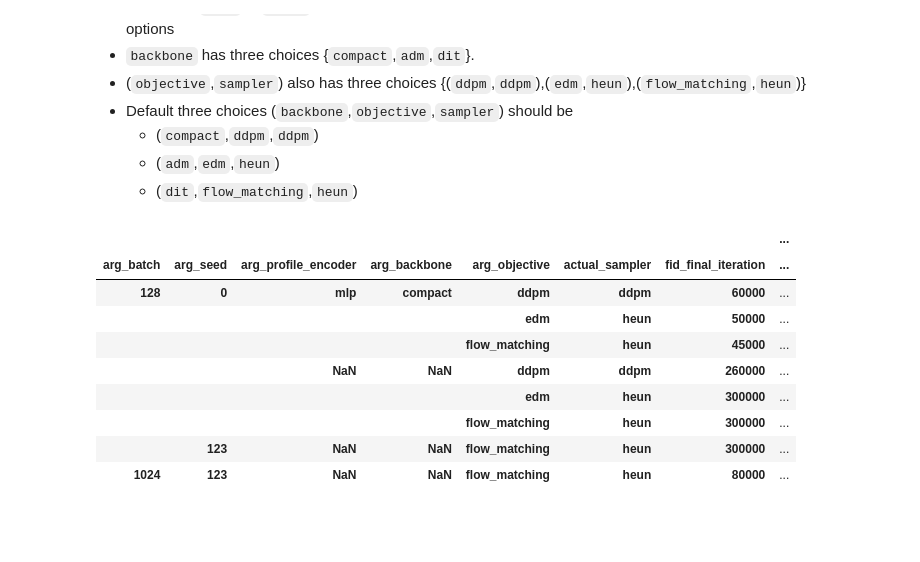
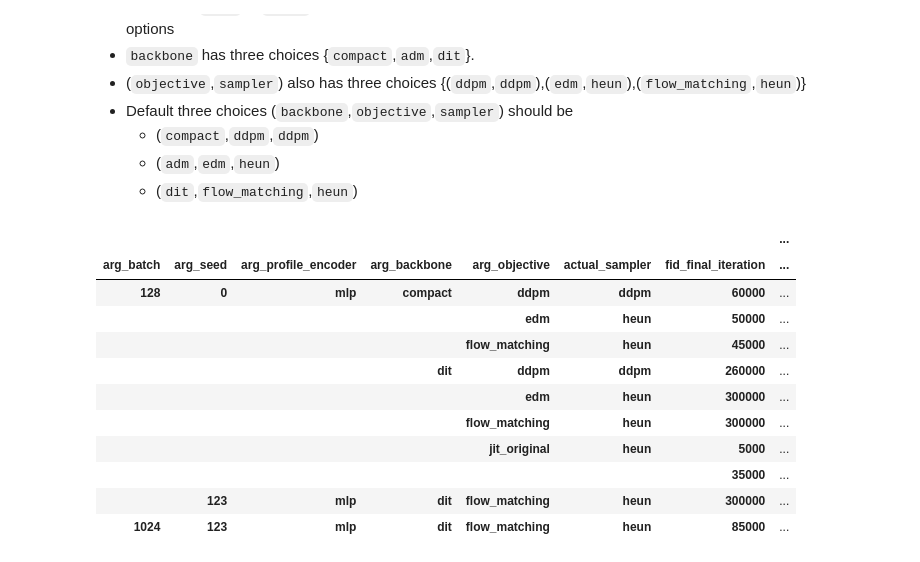
Before and after one commit to apple2373/fcmstylegan, a Jupyter notebook: notebook/results-diffusion.ipynb, the cells around one changed output. Drawn from its saved outputs; the diff is of its cells as text; code cells hidden in the pictures; blank space fills up the shorter version.

```diff
--- a/notebook/results-diffusion.ipynb
+++ b/notebook/results-diffusion.ipynb
@@ -64,6 +64,23 @@ def summarize_run(run_dir, tail_n=5):
 
     with open(run_dir / "args.json", encoding="utf-8") as f:
         args = json.load(f)
+
+    # Detect original JiT runs from the trainer copy created in run_dir.
+    if (run_dir / "train_jit_original.py").exists():
+        assert "profile_encoder" not in args
+        assert "backbone" not in args
+        assert "objective" not in args
+
+        args.setdefault("profile_encoder", "mlp")
+        args.setdefault("backbone", "dit")
+        args.setdefault("objective", "jit_original")
+
+    elif (run_dir / "train_jit.py").exists():
+        assert "profile_encoder" not in args
+        assert "backbone" not in args
+
+        args.setdefault("profile_encoder", "mlp")
+        args.setdefault("backbone", "dit")
 
     fid_path = run_dir / "validation_fid.jsonl"
     fids = []
@@ -301,7 +318,8 @@ suffix = "std" if STAT_TYPE == "std" else "95ci"
 dirs = [
     "/home/satoshi/projects/fcmstylegan/experiments/eeeg/diffusion_sweep/",
     "/home/satoshi/projects/fcmstylegan/experiments/diffusion/jit/",
-    "experiments/diffusion/jit_original_lrfix "
+    "/home/satoshi/projects/fcmstylegan/experiments/diffusion/jit_original",
+    "/home/satoshi/projects/fcmstylegan/experiments/diffusion/jit_original_lrfix",
 ]
 df = summarize_runs(dirs)
 
@@ -314,35 +332,37 @@ comparison = (
             "arg_batch",
             "arg_seed",
             "arg_profile_encoder",
             "arg_backbone",
             "arg_objective",
             "actual_sampler",
             "fid_final_iteration",
             "run_full"
 
         ],
         dropna=False,
     )
     .apply(
         lambda g: pd.Series({
             "runs": len(g),
             f"tail_fid_{suffix}": summarize_metric(g, "fid_tail_median", stat_type=STAT_TYPE),
             f"best_fid_{suffix}": summarize_metric(g, "fid_best", stat_type=STAT_TYPE),
             f"final_fid_{suffix}": summarize_metric(g, "fid_final", stat_type=STAT_TYPE),
             f"tail_max_fid_{suffix}": summarize_metric(g, "fid_tail_max", stat_type=STAT_TYPE),
         })
     )
 )
 
 display(comparison)
 # %% [output]
 |  |  |  |  |  |  |  | ... |
 | arg_batch | arg_seed | arg_profile_encoder | arg_backbone | arg_objective | actual_sampler | fid_final_iteration | ... |
 | 128 | 0 | mlp | compact | ddpm | ddpm | 60000 | ... |
 |  |  |  |  | edm | heun | 50000 | ... |
 |  |  |  |  | flow_matching | heun | 45000 | ... |
-|  |  | NaN | NaN | ddpm | ddpm | 260000 | ... |
+|  |  |  | dit | ddpm | ddpm | 260000 | ... |
 |  |  |  |  | edm | heun | 300000 | ... |
 |  |  |  |  | flow_matching | heun | 300000 | ... |
-|  | 123 | NaN | NaN | flow_matching | heun | 300000 | ... |
-| 1024 | 123 | NaN | NaN | flow_matching | heun | 80000 | ... |
+|  |  |  |  | jit_original | heun | 5000 | ... |
+|  |  |  |  |  |  | 35000 | ... |
+|  | 123 | mlp | dit | flow_matching | heun | 300000 | ... |
+| 1024 | 123 | mlp | dit | flow_matching | heun | 85000 | ... |
```
